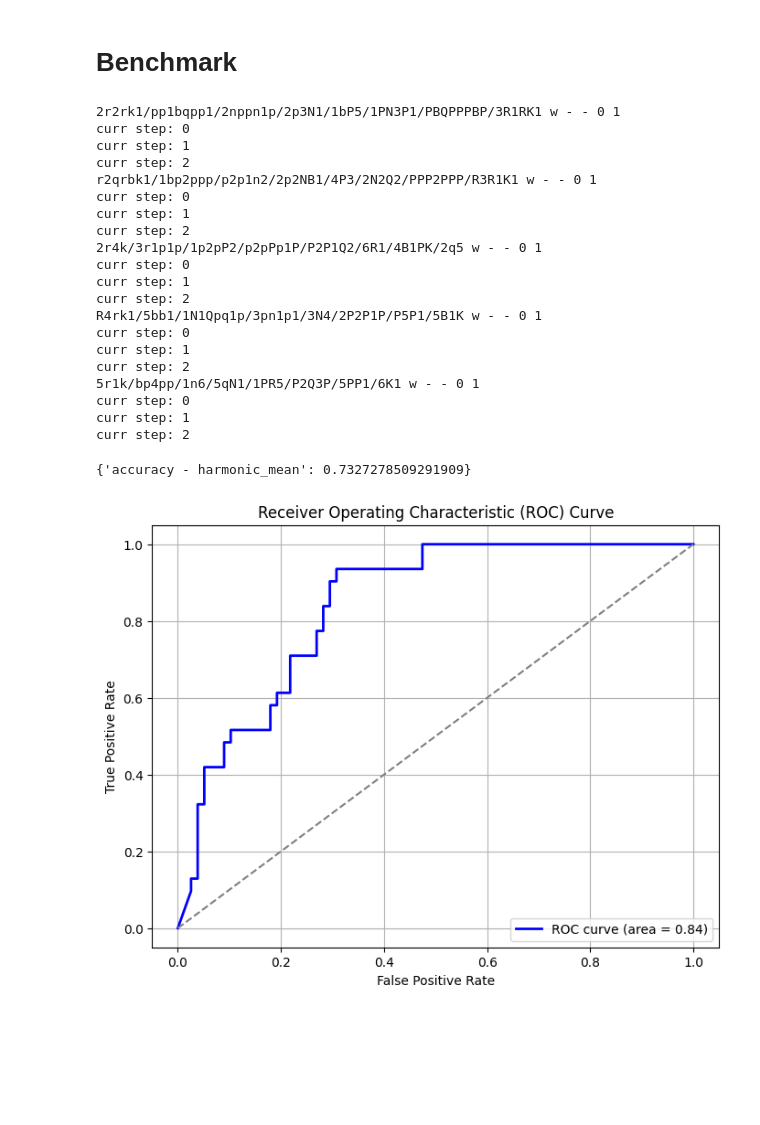
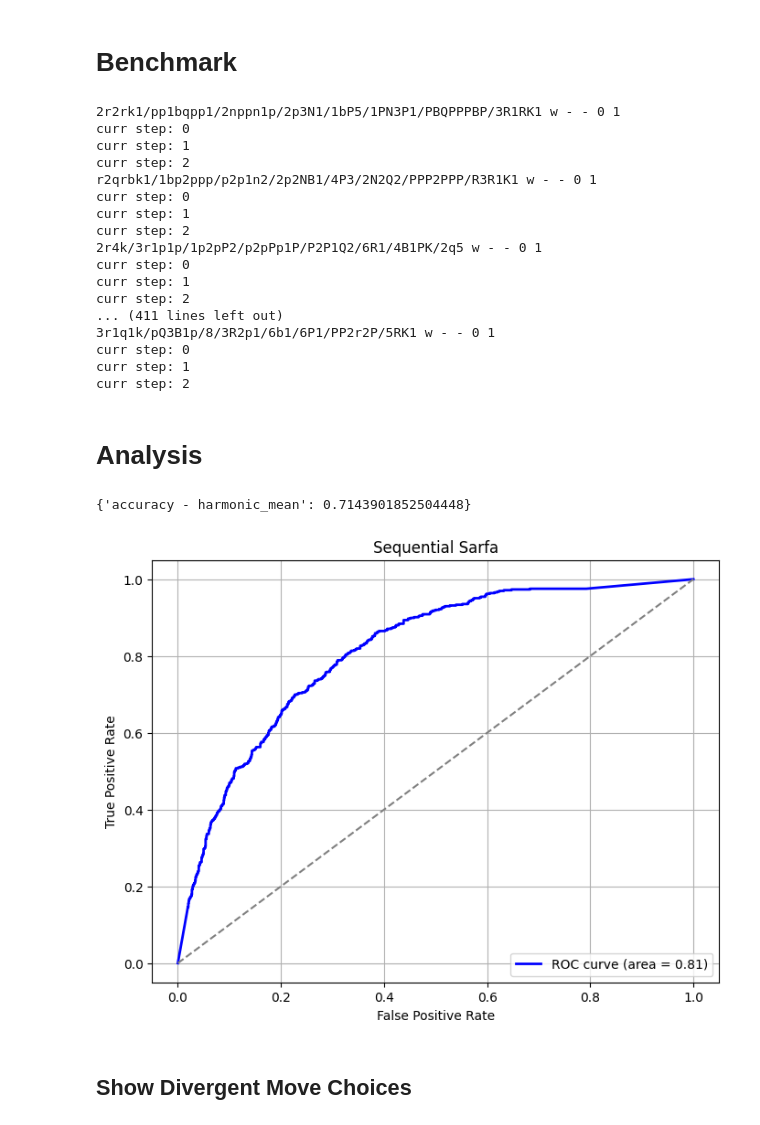
Before and after one commit to radroof22/xAI-chess, a Jupyter notebook: sequential_sarfa.ipynb, the cells around one changed output. Saved outputs shown, nothing was run; the diff lists cells and outputs as text; code cells hidden in the pictures; blank space fills up the shorter version.

```diff
--- a/sequential_sarfa.ipynb
+++ b/sequential_sarfa.ipynb
@@ -24,3 +24,5 @@ DEPTH = 3
+# %%
+name = f"sarfa_sequential_{int(RUNTIME * 10)}_{int(DISCOUNT_FACTOR * 100)}_{DEPTH}"
 # %%
 board = chess.Board(FEN)
 board_visualization = BoardVisualization(board)
@@ -188,8 +197,8 @@ from chess_dataset import SafraBenchmark
 from sklearn.metrics import roc_curve, auc
 import matplotlib.pyplot as plt
 # %%
-sequential_benchmark_function = lambda x, _: sequential_saliency_algorithm(x, DISCOUNT_FACTOR, DEPTH, 2.0)
-benchmark = SafraBenchmark(sequential_benchmark_function, sanity_check=True)
+sequential_benchmark_function = lambda x, _: sequential_saliency_algorithm(x, DISCOUNT_FACTOR, DEPTH, RUNTIME)[0]
+benchmark = SafraBenchmark(sequential_benchmark_function, name=name, sanity_check=False)
 # %% [output]
 2r2rk1/pp1bqpp1/2nppn1p/2p3N1/1bP5/1PN3P1/PBQPPPBP/3R1RK1 w - - 0 1
 curr step: 0
@@ -203,31 +212,22 @@ curr step: 2
 curr step: 0
 curr step: 1
 curr step: 2
-R4rk1/5bb1/1N1Qpq1p/3pn1p1/3N4/2P2P1P/P5P1/5B1K w - - 0 1
+... (411 lines left out)
+3r1q1k/pQ3B1p/8/3R2p1/6b1/6P1/PP2r2P/5RK1 w - - 0 1
 curr step: 0
 curr step: 1
 curr step: 2
-5r1k/bp4pp/1n6/5qN1/1PR5/P2Q3P/5PP1/6K1 w - - 0 1
-curr step: 0
-curr step: 1
-curr step: 2
+# %% [markdown]
+# Analysis
+# %%
+sarfa_benchmark = SafraBenchmark.load_results(sequential_benchmark_function, name)
 # %%
-benchmark.accuracy()
+sarfa_benchmark.accuracy()
 # %% [output]
-{'accuracy - harmonic_mean': 0.7327278509291909}
+{'accuracy - harmonic_mean': 0.7143901852504448}
-# %%
-fpr, tpr = benchmark.roc_curve()
-roc_auc = auc(fpr, tpr)
-
-# Plot the ROC curve
-plt.figure(figsize=(8, 6))
-plt.plot(fpr, tpr, color='blue', lw=2, label=f'ROC curve (area = {roc_auc:.2f})')
-plt.plot([0, 1], [0, 1], color='gray', linestyle='--')  # Random classifier line (diagonal)
-plt.xlabel('False Positive Rate')
-plt.ylabel('True Positive Rate')
-plt.title('Receiver Operating Characteristic (ROC) Curve')
-plt.legend(loc='lower right')
-plt.grid(True)
-plt.show()
-# %% [output]
-[figure, removed]
+# %%
+sarfa_benchmark.plot_roc(name="Sequential Sarfa")
+# %% [output]
+[figure, added]
+# %% [markdown]
+## Show Divergent Move Choices
```
Also changed, not shown: parts of 12 cells of this notebook, 2 other files.
